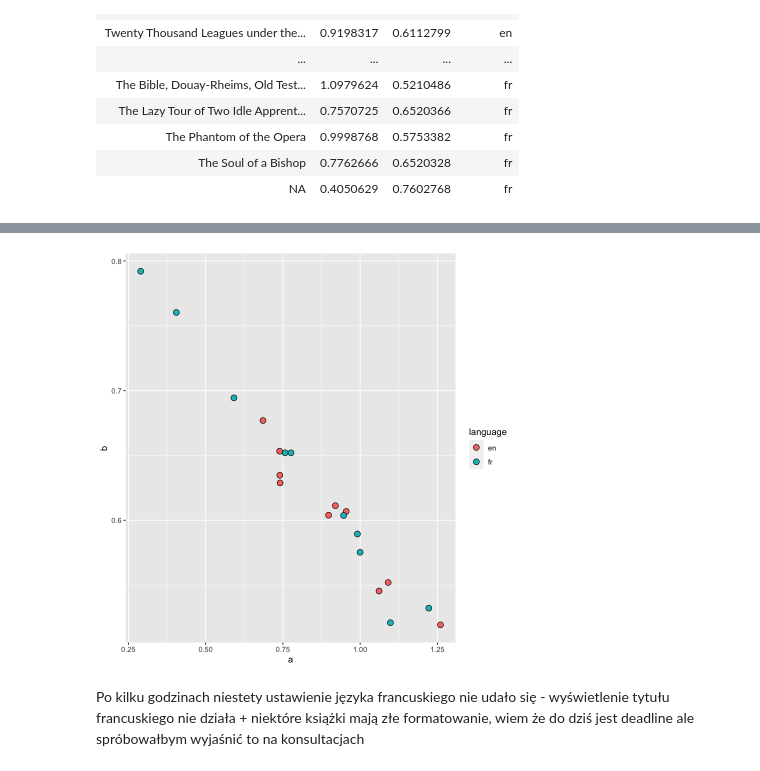
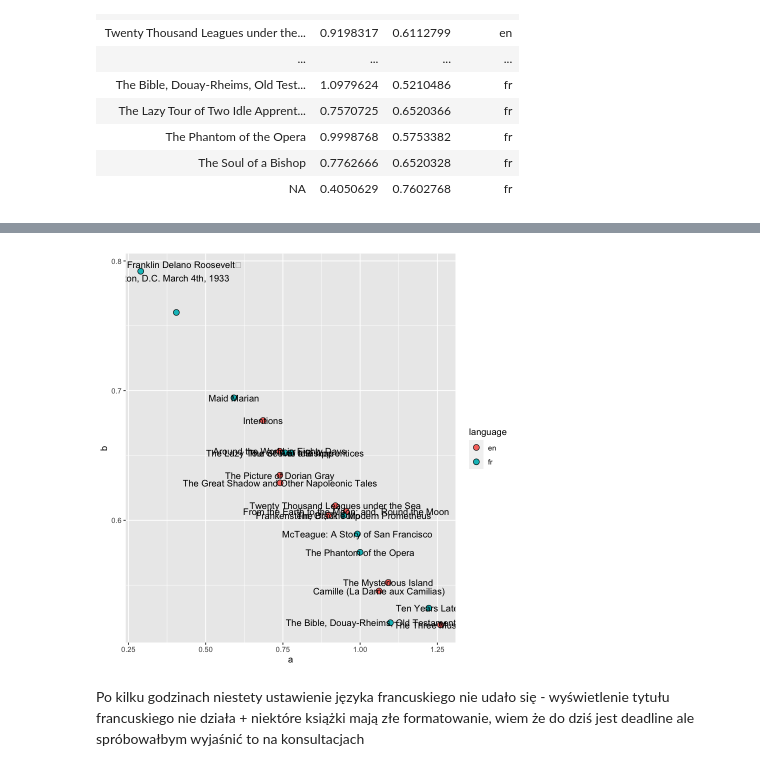
Before and after one commit to julnow/TEXT, a Jupyter notebook: zadanie3.ipynb, the cells around one changed output, grey strips where cells are left out. Drawn from its saved outputs; the diff is of its cells as text; code cells hidden in the pictures.

Commit message:
labels added

```diff
--- a/zadanie3.ipynb
+++ b/zadanie3.ipynb
@@ -65,6 +65,7 @@ A data.frame: 20 × 4
 | The Soul of a Bishop | 0.7762666 | 0.6520328 | fr |
 | NA | 0.4050629 | 0.7602768 | fr |
 # %%
-ggplot(df) +
-geom_point(aes(x = a, y = b, fill = language), size =3, shape=21)
+ggplot(df, aes(x = a, y = b, fill = language, label=title)) +
+geom_point(size =3, shape=21) +
+geom_text()
 # %% [output]
@@ -71,4 +82,4 @@ geom_point(aes(x = a, y = b, fill = language), size =3, shape=21)
-[figure, old version]
+[figure, new version]
 # %% [markdown]
 Po kilku godzinach niestety ustawienie języka francuskiego nie udało się - wyświetlenie tytułu francuskiego nie działa + niektóre książki mają złe formatowanie, wiem że do dziś jest deadline ale spróbowałbym wyjaśnić to na konsultacjach
 # %%
```
Also changed, not shown: parts of 3 cells of this notebook.
